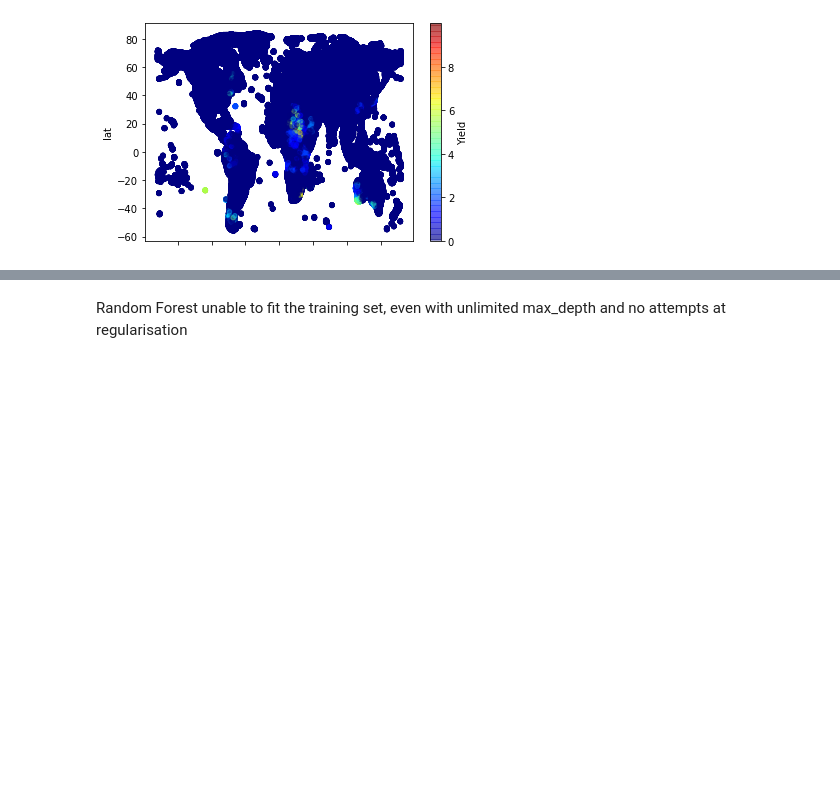
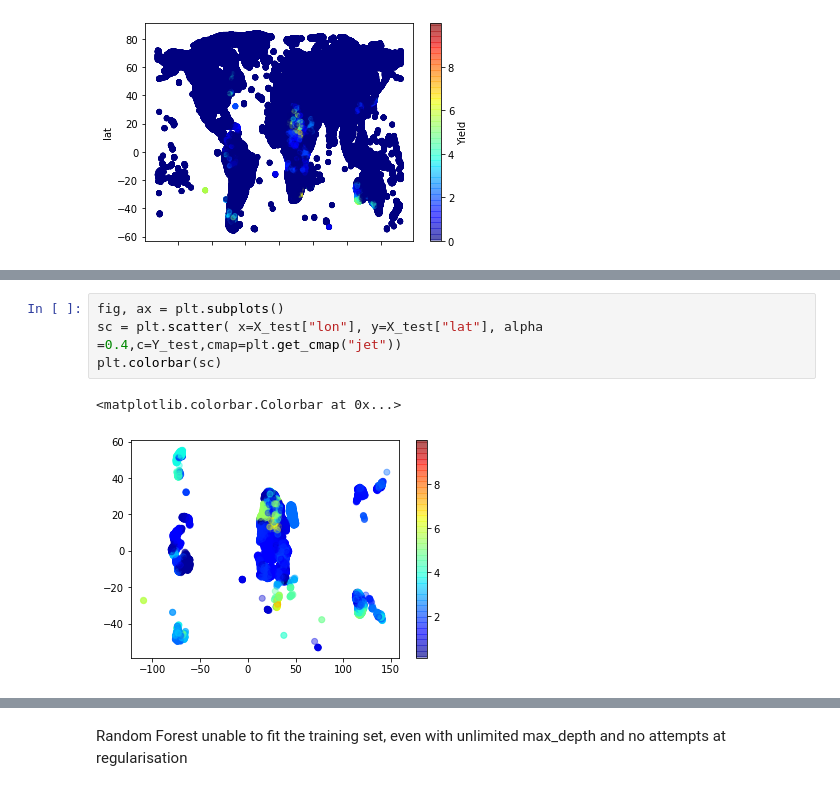
Before and after one commit to kenzaxtazi/agri-risk, a Jupyter notebook: Random_forests.ipynb, the cells around one changed output, grey strips where cells are left out. Cells and saved outputs as stored; diff of their text form; blank space fills up the shorter version.

```diff
--- a/Random_forests.ipynb
+++ b/Random_forests.ipynb
@@ -46,0 +110,7 @@ RandomForestRegressor(bootstrap=True, criterion='mse', max_depth=None,
+# %%
+fig, ax = plt.subplots()
+sc = plt.scatter( x=X_test["lon"], y=X_test["lat"], alpha =0.4,c=Y_test,cmap=plt.get_cmap("jet"))
+plt.colorbar(sc)
+# %% [output]
+<matplotlib.colorbar.Colorbar at 0x...>
+[figure, added]
```
Also changed, not shown: parts of 24 cells of this notebook.
